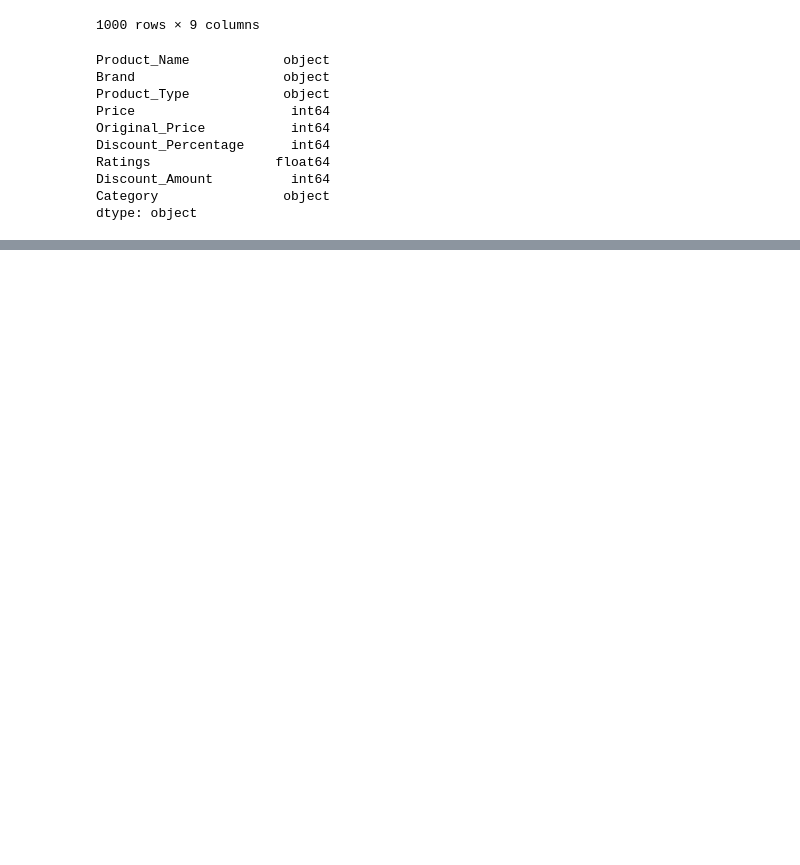
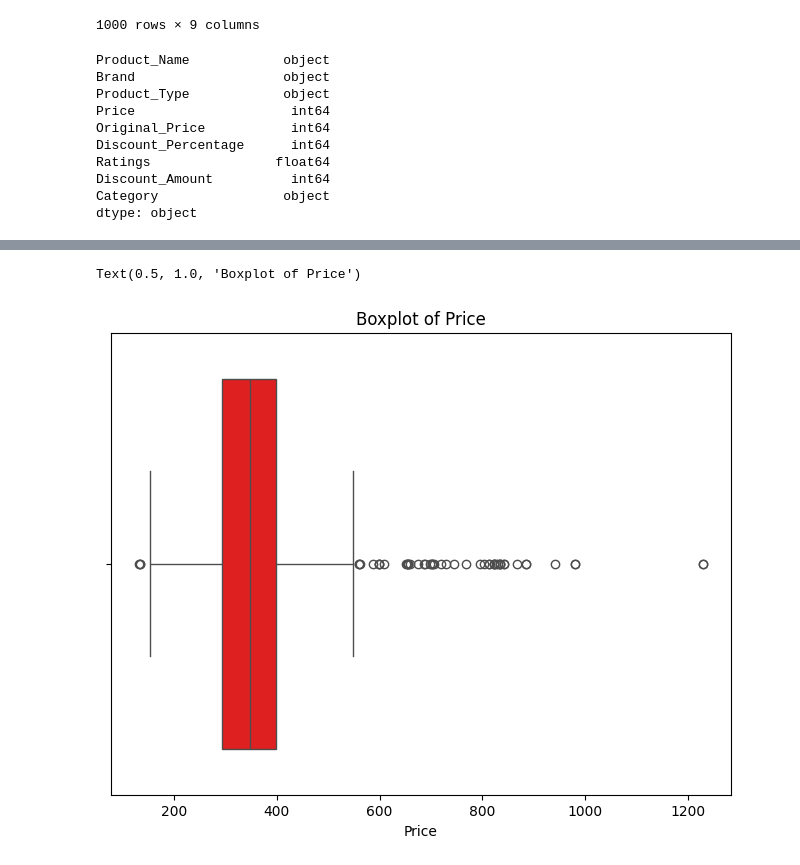
Before and after one commit to Likki97/EDA-Flipkarat-Analysis, a Jupyter notebook: EDA Project.ipynb, the cells around one changed output, grey strips where cells are left out. Cells and saved outputs as stored; diff of their text form; code cells hidden in the pictures; blank space fills up the shorter version.

```diff
--- a/EDA Project.ipynb
+++ b/EDA Project.ipynb
@@ -672,6 +526,0 @@ Instead of just giving big discounts, choosing fair and believable offers builds
-# %%
-df['Price_Range'] = pd.cut(df['Price'], bins=[0,300,600,1000,2000,5000],
-                           labels=['0–300','301–600','601–1000','1001–2000','2001–5000'])
-plt.figure(figsize=(9,5))
-sns.barplot(data=df, x='Price_Range', y='Ratings', ci=None, palette='crest')
-show_plot("Customer Ratings Across Price Ranges")
@@ -793,9 +526,0 @@ A negative link (-0.5) shows that bigger discounts make prices lower, but they d
-# %%
-df['Revenue_Potential'] = df['Price'] * df['Ratings']
-revenue_types = df.groupby('Product_Type')['Revenue_Potential'].sum().sort_values(ascending=False).head(10)
-
-plt.figure(figsize=(10,5))
-sns.barplot(x=revenue_types.values, y=revenue_types.index, palette='mako')
-plt.xlabel("Total Revenue Potential")
-plt.ylabel("Product Type")
-show_plot("Top 10 Product Types by Revenue Potential")
@@ -817,0 +527,8 @@ show_plot("Top 10 Product Types by Revenue Potential")
+# %%
+import pandas as pd
+import re
+
+pattern = r'(Pant|T-Shirt|Kurta|Shorts|Shirt|Top|Dress|Jeans|Saree)'
+new_product_types = df['Product_Name'].str.extract(pattern, flags=re.IGNORECASE)
+df['Product_Type'] = new_product_types
+print(df.head())
@@ -817,0 +589,2 @@ show_plot("Top 10 Product Types by Revenue Potential")
+# %%
+df['Product_Type'].fillna('Unknown', inplace=True)
@@ -817,0 +636,7 @@ show_plot("Top 10 Product Types by Revenue Potential")
+# %%
+plt.figure(figsize=(8, 6))
+sns.boxplot(x=df['Price'],color="red")
+plt.title('Boxplot of Price')
+# %% [output]
+Text(0.5, 1.0, 'Boxplot of Price')
+[figure, added]
```
Also changed, not shown: parts of 112 cells of this notebook.
